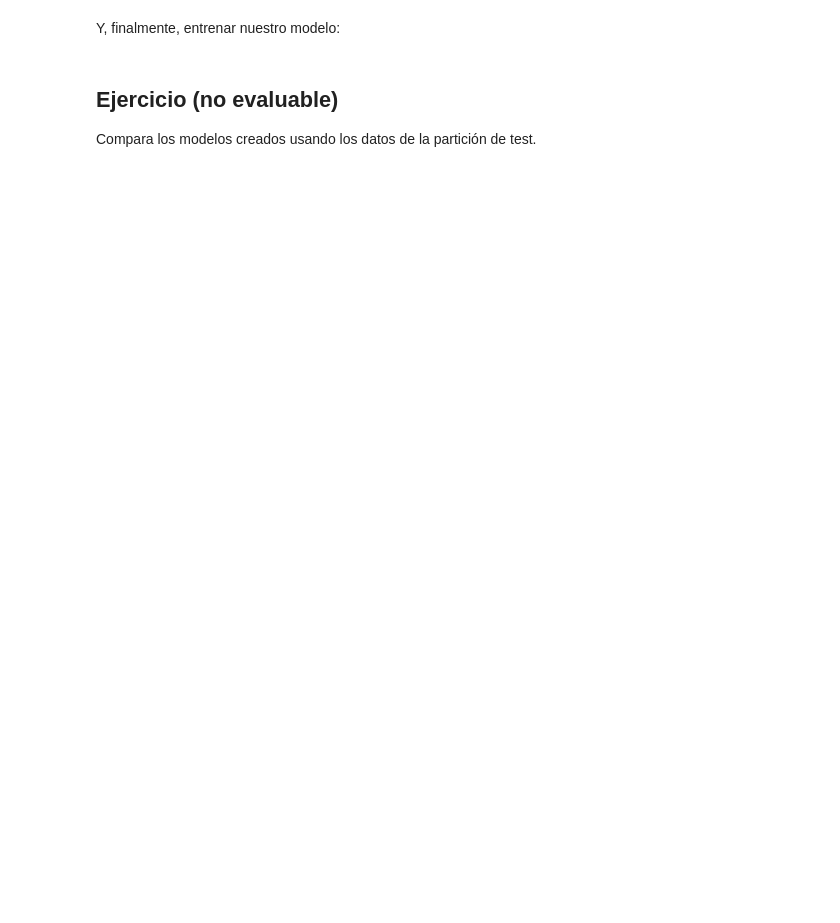
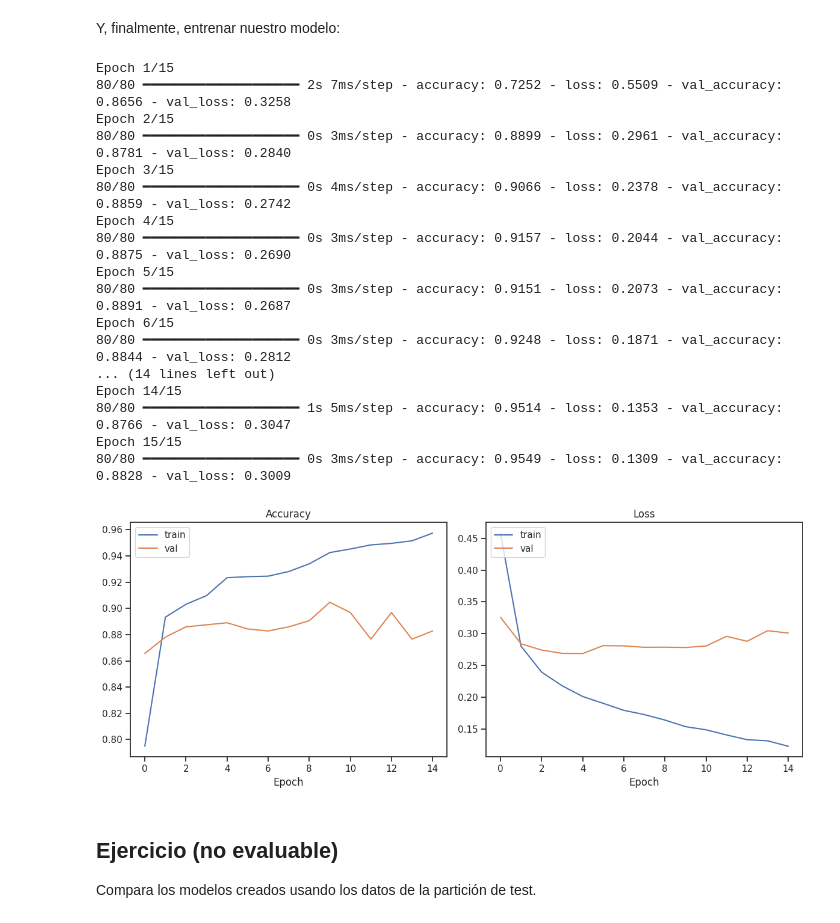
Before and after one commit to jgromero/dasoc-ap, a Jupyter notebook: conspiraciones/clasificacion-conspiraciones.ipynb, the cells around one changed output. Cells and saved outputs as stored; diff of their text form; code cells hidden in the pictures; blank space fills up the shorter version.

```diff
--- a/conspiraciones/clasificacion-conspiraciones.ipynb
+++ b/conspiraciones/clasificacion-conspiraciones.ipynb
@@ -629,18 +644,37 @@ Y, finalmente, entrenar nuestro modelo:
 # %%
 model_gpt = Sequential([
     Dense(64, activation='relu'),
     Dense(1,  activation='sigmoid')
 ])
 
 model_gpt.compile(optimizer='adam', loss='binary_crossentropy', metrics=['accuracy'])
 
 history = model_gpt.fit(
-    X_train_embeddings_st,
+    X_train_embeddings_gpt,
     y_train_numerical,
     epochs=15,
     validation_split=0.2)
 
 plot_training_history(history)
+# %% [output]
+Epoch 1/15
+80/80 ━━━━━━━━━━━━━━━━━━━━ 2s 7ms/step - accuracy: 0.7252 - loss: 0.5509 - val_accuracy: 0.8656 - val_loss: 0.3258
+Epoch 2/15
+80/80 ━━━━━━━━━━━━━━━━━━━━ 0s 3ms/step - accuracy: 0.8899 - loss: 0.2961 - val_accuracy: 0.8781 - val_loss: 0.2840
+Epoch 3/15
+80/80 ━━━━━━━━━━━━━━━━━━━━ 0s 4ms/step - accuracy: 0.9066 - loss: 0.2378 - val_accuracy: 0.8859 - val_loss: 0.2742
+Epoch 4/15
+80/80 ━━━━━━━━━━━━━━━━━━━━ 0s 3ms/step - accuracy: 0.9157 - loss: 0.2044 - val_accuracy: 0.8875 - val_loss: 0.2690
+Epoch 5/15
+80/80 ━━━━━━━━━━━━━━━━━━━━ 0s 3ms/step - accuracy: 0.9151 - loss: 0.2073 - val_accuracy: 0.8891 - val_loss: 0.2687
+Epoch 6/15
+80/80 ━━━━━━━━━━━━━━━━━━━━ 0s 3ms/step - accuracy: 0.9248 - loss: 0.1871 - val_accuracy: 0.8844 - val_loss: 0.2812
+... (14 lines left out)
+Epoch 14/15
+80/80 ━━━━━━━━━━━━━━━━━━━━ 1s 5ms/step - accuracy: 0.9514 - loss: 0.1353 - val_accuracy: 0.8766 - val_loss: 0.3047
+Epoch 15/15
+80/80 ━━━━━━━━━━━━━━━━━━━━ 0s 3ms/step - accuracy: 0.9549 - loss: 0.1309 - val_accuracy: 0.8828 - val_loss: 0.3009
+[figure, added]
 # %% [markdown]
 ## Ejercicio (no evaluable)
 Compara los modelos creados usando los datos de la partición de test.
```
Also changed, not shown: parts of 17 cells of this notebook.
